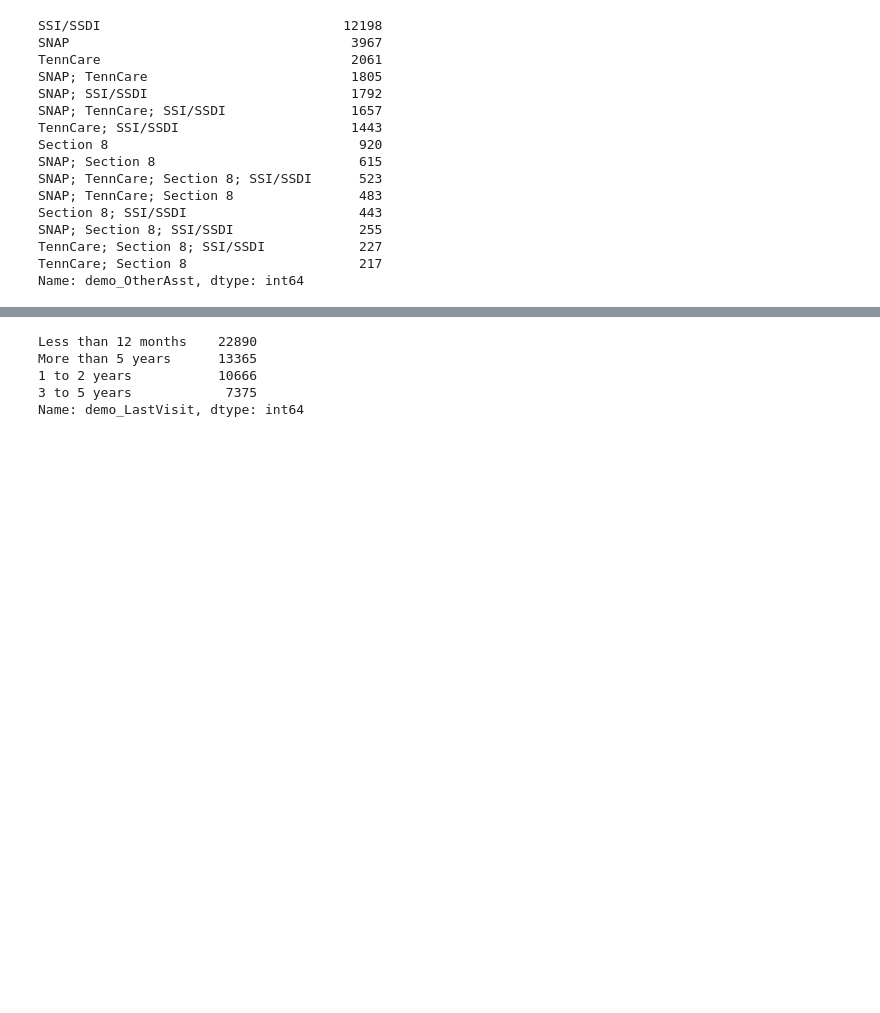
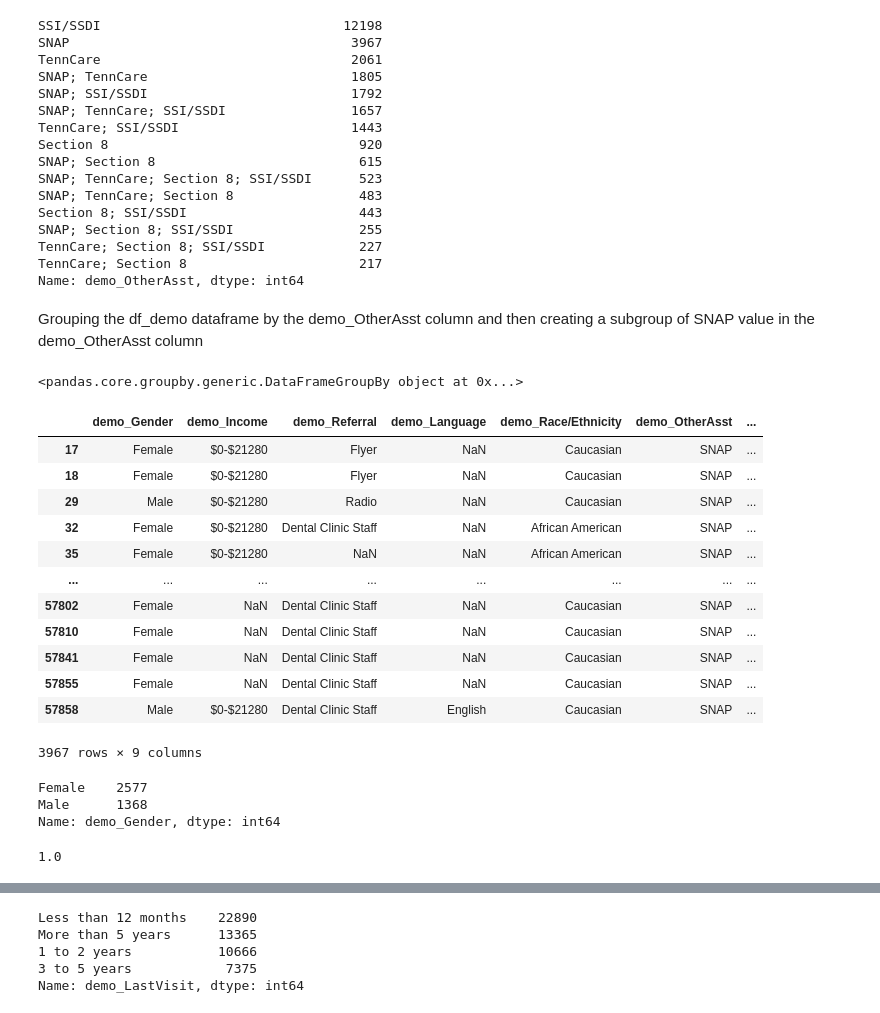
Before and after one commit to Jmiah789/smile-on-get_tootha_choppa, a Jupyter notebook: notebooks/Demographics.ipynb, the cells around one changed output, grey strips where cells are left out. Cells and saved outputs as stored; diff of their text form; code cells hidden in the pictures; blank space fills up the shorter version.

```diff
--- a/notebooks/Demographics.ipynb
+++ b/notebooks/Demographics.ipynb
@@ -73,0 +87,3 @@ Name: demo_Income, dtype: int64
+# %%
+df_demo['demo_Income']=df_demo.demo_Income.str.replace (' ', '')
+df_demo['demo_Income'].unique()
@@ -157,3 +190,38 @@ SNAP; Section 8; SSI/SSDI                255
 TennCare; Section 8; SSI/SSDI            227
 TennCare; Section 8                      217
 Name: demo_OtherAsst, dtype: int64
+# %% [markdown]
+Grouping the df_demo dataframe by the demo_OtherAsst column and then creating a subgroup of SNAP value in the demo_OtherAsst column
+# %%
+#grouped_df = df.groupby("column1")
+grouped_df_demo = df_demo.groupby("demo_OtherAsst")
+grouped_df_demo
+# %% [output]
+<pandas.core.groupby.generic.DataFrameGroupBy object at 0x...>
+# %%
+group_SNAP = grouped_df_demo.get_group("SNAP")
+group_SNAP
+# %% [output]
+|  | demo_Gender | demo_Income | demo_Referral | demo_Language | demo_Race/Ethnicity | demo_OtherAsst | ... |
+| 17 | Female | $0-$21280 | Flyer | NaN | Caucasian | SNAP | ... |
+| 18 | Female | $0-$21280 | Flyer | NaN | Caucasian | SNAP | ... |
+| 29 | Male | $0-$21280 | Radio | NaN | Caucasian | SNAP | ... |
+| 32 | Female | $0-$21280 | Dental Clinic Staff | NaN | African American | SNAP | ... |
+| 35 | Female | $0-$21280 | NaN | NaN | African American | SNAP | ... |
+| ... | ... | ... | ... | ... | ... | ... | ... |
+| 57802 | Female | NaN | Dental Clinic Staff | NaN | Caucasian | SNAP | ... |
+| 57810 | Female | NaN | Dental Clinic Staff | NaN | Caucasian | SNAP | ... |
+| 57841 | Female | NaN | Dental Clinic Staff | NaN | Caucasian | SNAP | ... |
+| 57855 | Female | NaN | Dental Clinic Staff | NaN | Caucasian | SNAP | ... |
+| 57858 | Male | $0-$21280 | Dental Clinic Staff | English | Caucasian | SNAP | ... |
+3967 rows × 9 columns
+# %%
+group_SNAP['demo_Gender'].value_counts()
+# %% [output]
+Female    2577
+Male      1368
+Name: demo_Gender, dtype: int64
+# %%
+group_SNAP['demo_NumInHouse'].median()
+# %% [output]
+1.0
```
Also changed, not shown: parts of 33 cells of this notebook.
